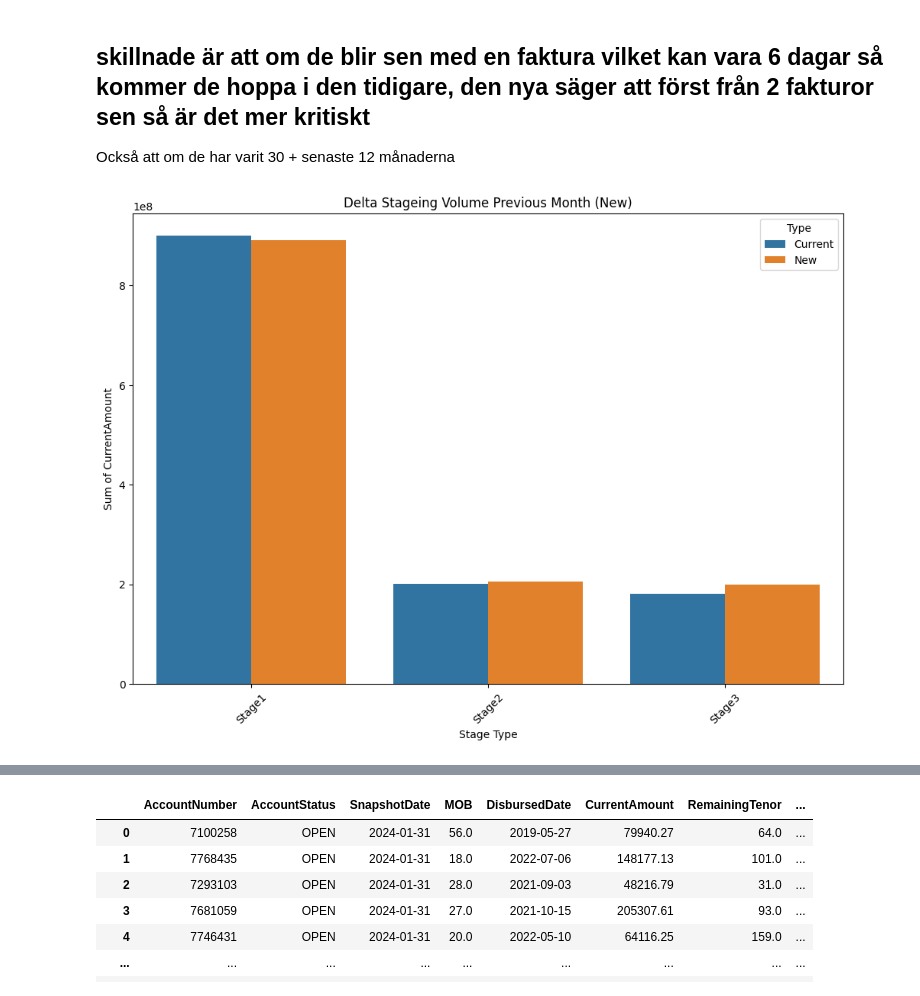
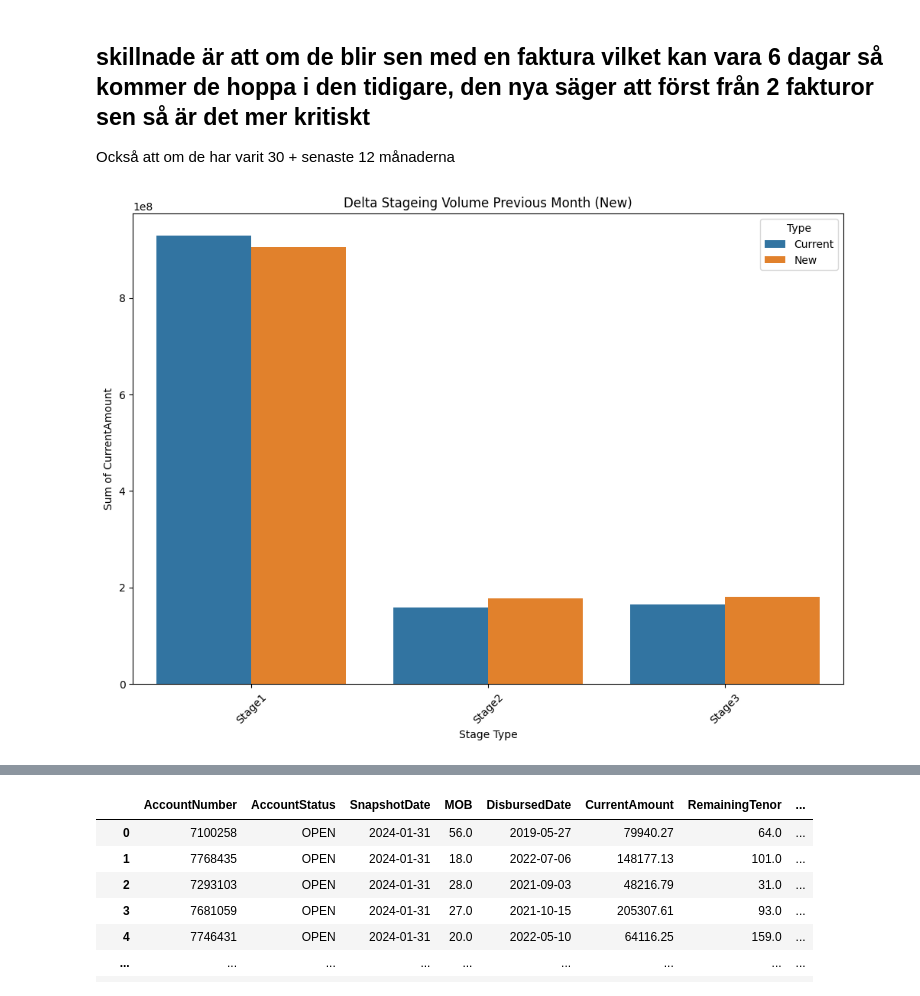
Before and after one commit to AndreasNilssonNstart/Behavior_Scorecard-DATA-223, a Jupyter notebook: 2. Code/5. SICR.ipynb, the cells around one changed output, grey strips where cells are left out. Cells and saved outputs as stored; diff of their text form; code cells hidden in the pictures.

```diff
--- a/2. Code/5. SICR.ipynb
+++ b/2. Code/5. SICR.ipynb
@@ -719,0 +752,18 @@ MacroInstrument
+# %%
+## Apply a lifetime factor, this is based from UCBLANCO VINTAGE ANALYSIS, in lower risk but still high 20 % increase and on the rest it will be 10 % increase
+
+see['AdjustedBehaviourScore'] = np.where( (see['SICR'] == 1) &(see['AdjustedBehaviourScore'] < 0.50) , see.AdjustedBehaviourScore * 1.2 ,
+                      np.where( (see['SICR'] == 1) &(see['AdjustedBehaviourScore'] >= 0.50) , see.AdjustedBehaviourScore * 1.1 ,   see.AdjustedBehaviourScore )) ## Adding LifeTime Convertion to Stage 2
+
+
+see['AdjustedBehaviourScore'] = np.where( see.AdjustedBehaviourScore > 1,1,see.AdjustedBehaviourScore)
+
+
+
+see['Stageing'] = np.where(   (see['SICR'] == 0 )
+
+                           ,'Stage1',
+                           np.where(   see['AdjustedBehaviourScore'] == 1.0 ,'Stage3','Stage2'))
+
+
+see = see.drop_duplicates()
@@ -758,15 +797,0 @@ see[(see.Ever90In12Months ==1 ) & (see.SICR ==0)].tail(30)
-# %%
-## Apply a lifetime factor, this is based from UCBLANCO VINTAGE ANALYSIS, in lower risk but still high 20 % increase and on the rest it will be 10 % increase
-
-see['AdjustedBehaviourScore'] = np.where( (see['SICR'] == 1) &(see['AdjustedBehaviourScore'] < 0.50) , see.AdjustedBehaviourScore * 1.2 ,
-                      np.where( (see['SICR'] == 1) &(see['AdjustedBehaviourScore'] >= 0.50) , see.AdjustedBehaviourScore * 1.1 ,   see.AdjustedBehaviourScore )) ## Adding LifeTime Convertion to Stage 2
-
-
-see['AdjustedBehaviourScore'] = np.where( see.AdjustedBehaviourScore > 1,1,see.AdjustedBehaviourScore)
-
-
-
-see['Stageing'] = np.where(   (see['SICR'] == 0 )
-
-                           ,'Stage1',
-                           np.where(   see['AdjustedBehaviourScore'] == 1 ,'Stage3','Stage2'))
@@ -780,8 +833,9 @@ Name: count, dtype: int64
 # %%
-#max(see.SnapshotDate)
+print(max(see.SnapshotDate))
 
-#see = see[(see.SnapshotDate != max(see.SnapshotDate))]
+see = see[(see.SnapshotDate != max(see.SnapshotDate))]
 
+print(max(see.SnapshotDate))
 
 print(min(see.SnapshotDate))
 # %% [output]
@@ -953,0 +1022,4 @@ see[  (see.Stageing != 'Stage2') & (see.CurrentDelinquencyStatus == 1)  ]
+# %%
+see = see[see.AccountStatus.notna()].drop_duplicates()
+
+see
@@ -997,34 +1083,36 @@ Också att om de har varit 30 + senaste 12 månaderna
 import seaborn as sns
 
 # Assuming 'see' is your DataFrame and it's already loaded
 
 # Calculate the sum of 'CurrentAmount' for each 'Stage'
 stage_sum = see.groupby('Stageing_1m')['CurrentAmount_1m'].sum().reset_index()
 
 # Calculate the sum of 'CurrentAmount' for each 'Stageing'
 stageing_sum = see.groupby('Stageing')['CurrentAmount'].sum().reset_index()
 
 # Rename the columns for concatenation
 stage_sum.rename(columns={'Stageing_1m': 'StageType', 'CurrentAmount_1m': 'SumAmount'}, inplace=True)
 stageing_sum.rename(columns={'Stageing': 'StageType', 'CurrentAmount': 'SumAmount'}, inplace=True)
 
 # Add a new column to each DataFrame to distinguish between 'Stage' and 'Stageing'
 stage_sum['Type'] = 'Current'
 stageing_sum['Type'] = 'New'
 
 # Concatenate the two DataFrames
 combined_sum = pd.concat([stage_sum, stageing_sum])
 
+nya = combined_sum.copy()
+
 # Now, let's create the combined bar plot
 plt.figure(figsize=(12, 8))  # Adjust the size as needed
 sns.barplot(x='StageType', y='SumAmount', hue='Type', data=combined_sum)
 plt.title('Delta Stageing Volume Previous Month (New)')
 plt.ylabel('Sum of CurrentAmount')
 plt.xlabel('Stage Type')
 plt.xticks(rotation=45)  # Rotate the x-axis labels for better readability if needed
 plt.show()
 # %% [output]
-[figure, old version]
+[figure, new version]
 # %%
 
 import seaborn as sns
```
Also changed, not shown: parts of 80 cells of this notebook, 21 other files.
